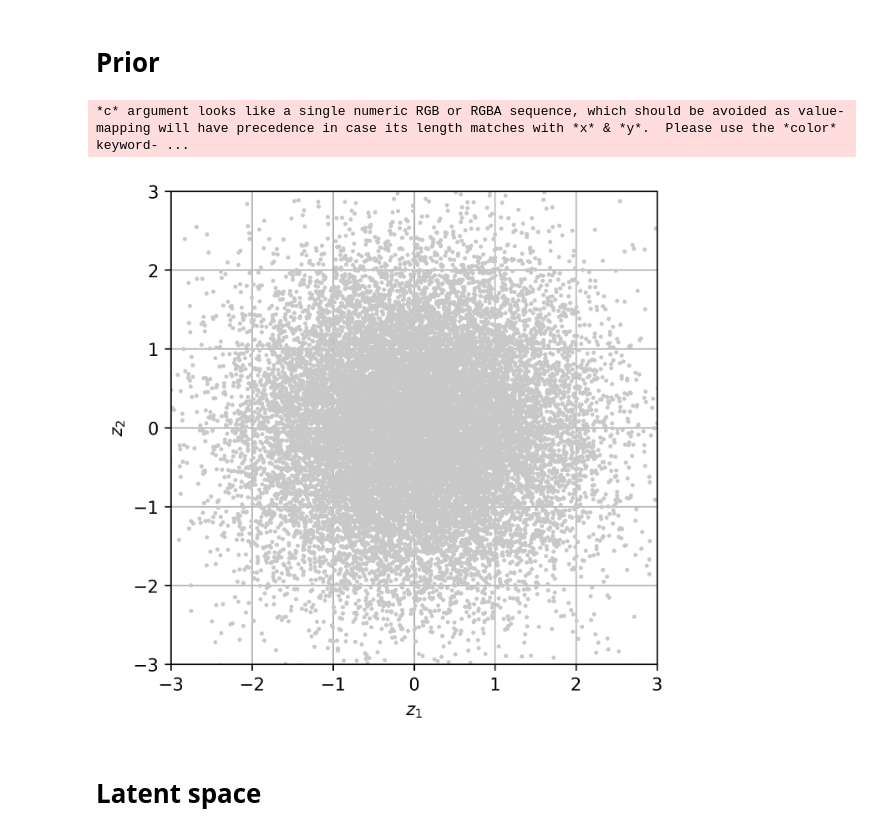
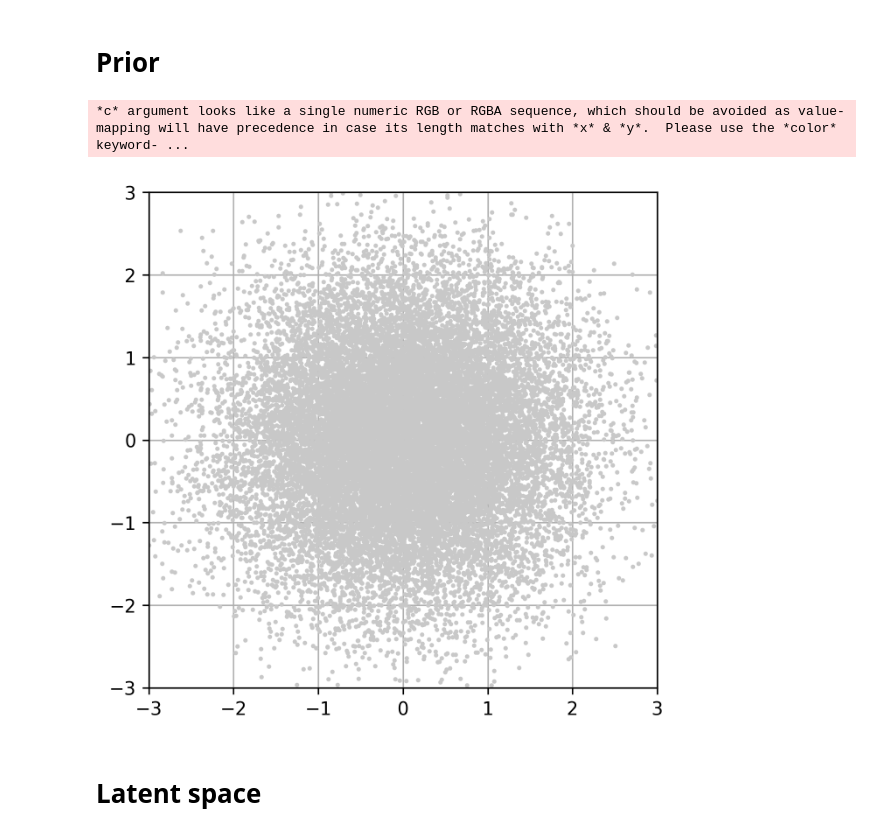
Before and after one commit to lollcat/Autoencoders-deep-dive, a Jupyter notebook: IAF_VAE_mnist/Visualisation.ipynb, the cells around one changed output. Cells and saved outputs as stored; diff of their text form; code cells hidden in the pictures.

```diff
--- a/IAF_VAE_mnist/Visualisation.ipynb
+++ b/IAF_VAE_mnist/Visualisation.ipynb
@@ -106,17 +106,18 @@ fig.savefig("Results_and_trained_models/IAF_VAE_mnist/Final_Figures/no_iaf.png")
 # %%
 fig, ax = plt.subplots(figsize=(5,5))
 prior = np.random.normal(size=(20000, 2))
 ax.scatter(prior[:, 0], prior[:, 1], c=np.array([200, 200, 200])/255, s=2, alpha=1)
-ax.set_xlabel(r"$z_1$")
-ax.set_ylabel(r"$z_2$")
+#ax.set_xlabel(r"$z_1$")
+#ax.set_ylabel(r"$z_2$")
+lim=3
 ax.set_ylim((-lim, lim))
 ax.set_xlim((-lim, lim))
 ax.set_axisbelow(True)
 ax.grid()
 fig.savefig("Results_and_trained_models/IAF_VAE_mnist/Final_Figures/prior.png")
 # %% [output]
 *c* argument looks like a single numeric RGB or RGBA sequence, which should be avoided as value-mapping will have precedence in case its length matches with *x* & *y*.  Please use the *color* keyword- ...
-[figure, old version]
+[figure, new version]
 # %% [markdown]
 # Latent space
 # %%
```
Also changed, not shown: parts of 4 cells of this notebook, 16 other files.
